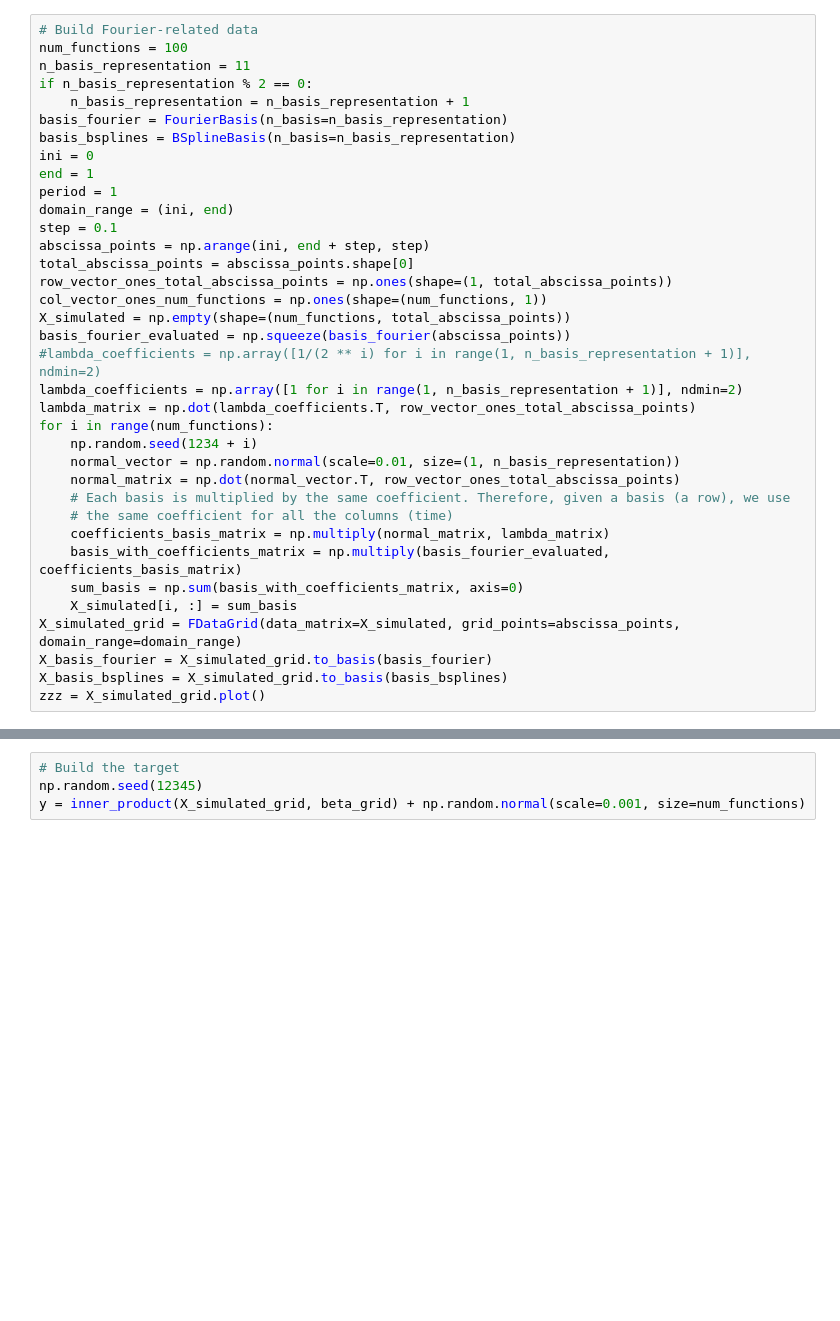
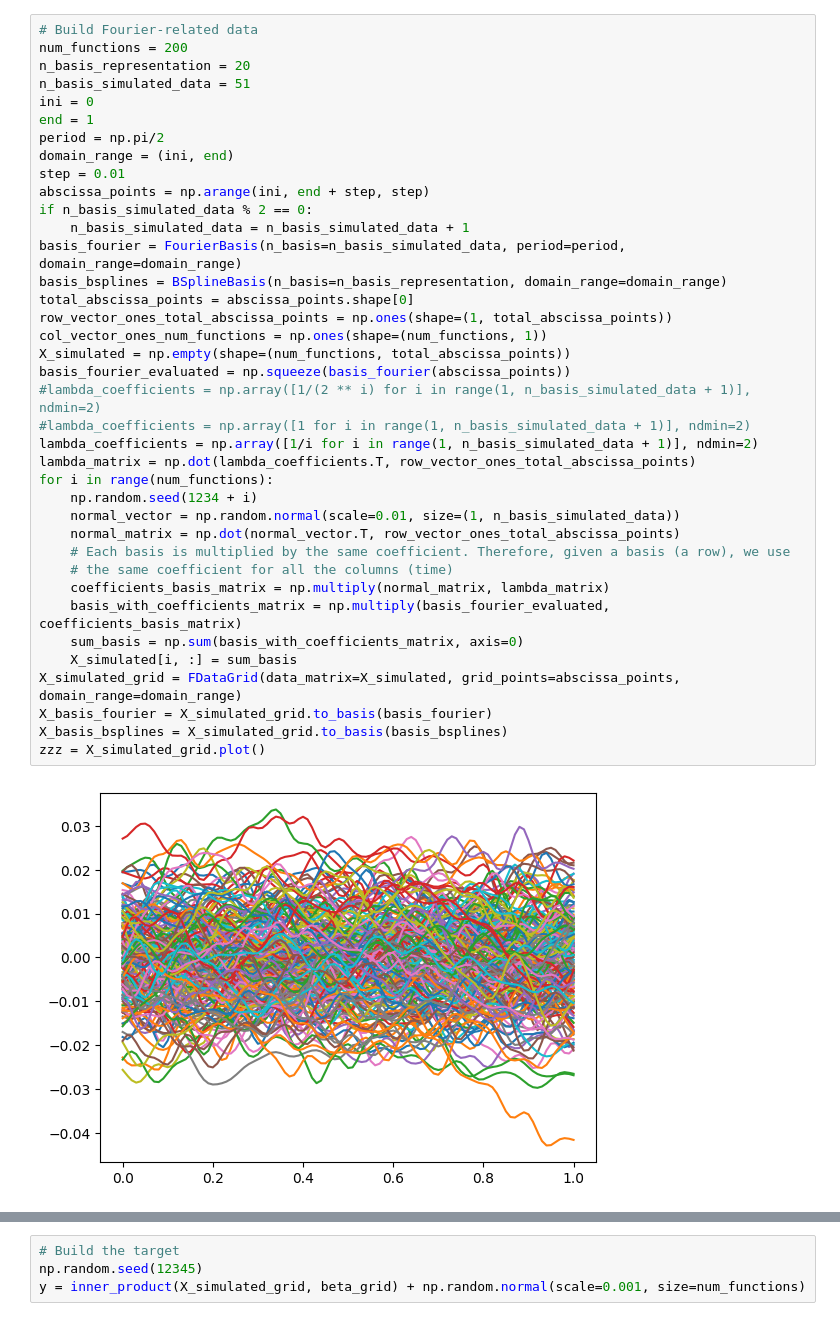
Before and after one commit to pachoning/shapley_fda_experiments, a Jupyter notebook: data_beta.ipynb, the cells around one changed output, grey strips where cells are left out. Drawn from its saved outputs; the diff is of its cells as text; blank space fills up the shorter version.

```diff
--- a/data_beta.ipynb
+++ b/data_beta.ipynb
@@ -14,36 +17,40 @@ import numpy as np
 # %%
 # Build Fourier-related data
-num_functions = 100
-n_basis_representation = 11
-if n_basis_representation % 2 == 0:
-    n_basis_representation = n_basis_representation + 1
-basis_fourier = FourierBasis(n_basis=n_basis_representation)
-basis_bsplines = BSplineBasis(n_basis=n_basis_representation)
+num_functions = 200
+n_basis_representation = 20
+n_basis_simulated_data = 51
 ini = 0
 end = 1
-period = 1
+period = np.pi/2
 domain_range = (ini, end)
-step = 0.1
+step = 0.01
 abscissa_points = np.arange(ini, end + step, step)
+if n_basis_simulated_data % 2 == 0:
+    n_basis_simulated_data = n_basis_simulated_data + 1
+basis_fourier = FourierBasis(n_basis=n_basis_simulated_data, period=period, domain_range=domain_range)
+basis_bsplines = BSplineBasis(n_basis=n_basis_representation, domain_range=domain_range)
 total_abscissa_points = abscissa_points.shape[0]
 row_vector_ones_total_abscissa_points = np.ones(shape=(1, total_abscissa_points))
 col_vector_ones_num_functions = np.ones(shape=(num_functions, 1))
 X_simulated = np.empty(shape=(num_functions, total_abscissa_points))
 basis_fourier_evaluated = np.squeeze(basis_fourier(abscissa_points))
-#lambda_coefficients = np.array([1/(2 ** i) for i in range(1, n_basis_representation + 1)], ndmin=2)
-lambda_coefficients = np.array([1 for i in range(1, n_basis_representation + 1)], ndmin=2)
+#lambda_coefficients = np.array([1/(2 ** i) for i in range(1, n_basis_simulated_data + 1)], ndmin=2)
+#lambda_coefficients = np.array([1 for i in range(1, n_basis_simulated_data + 1)], ndmin=2)
+lambda_coefficients = np.array([1/i for i in range(1, n_basis_simulated_data + 1)], ndmin=2)
 lambda_matrix = np.dot(lambda_coefficients.T, row_vector_ones_total_abscissa_points)
 for i in range(num_functions):
     np.random.seed(1234 + i)
-    normal_vector = np.random.normal(scale=0.01, size=(1, n_basis_representation))
+    normal_vector = np.random.normal(scale=0.01, size=(1, n_basis_simulated_data))
     normal_matrix = np.dot(normal_vector.T, row_vector_ones_total_abscissa_points)
     # Each basis is multiplied by the same coefficient. Therefore, given a basis (a row), we use
     # the same coefficient for all the columns (time)
     coefficients_basis_matrix = np.multiply(normal_matrix, lambda_matrix)
     basis_with_coefficients_matrix = np.multiply(basis_fourier_evaluated, coefficients_basis_matrix)
     sum_basis = np.sum(basis_with_coefficients_matrix, axis=0)
     X_simulated[i, :] = sum_basis
 X_simulated_grid = FDataGrid(data_matrix=X_simulated, grid_points=abscissa_points, domain_range=domain_range)
 X_basis_fourier = X_simulated_grid.to_basis(basis_fourier)
 X_basis_bsplines = X_simulated_grid.to_basis(basis_bsplines)
 zzz = X_simulated_grid.plot()
+# %% [output]
+[figure, added]
```
Also changed, not shown: parts of 15 cells of this notebook, 1 other file.
